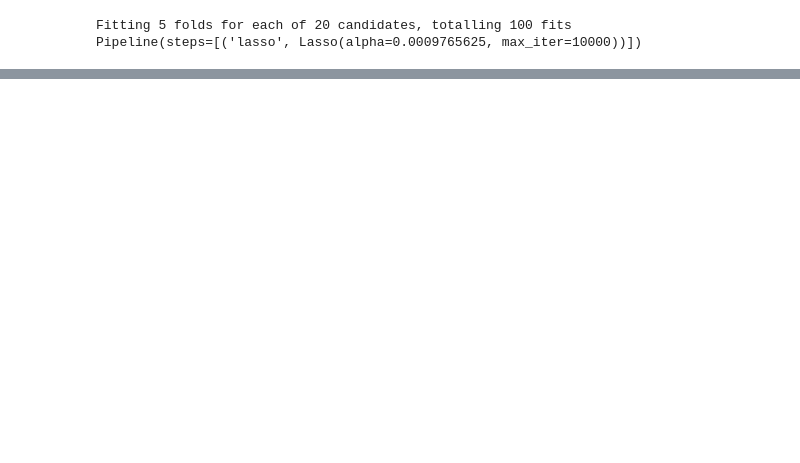
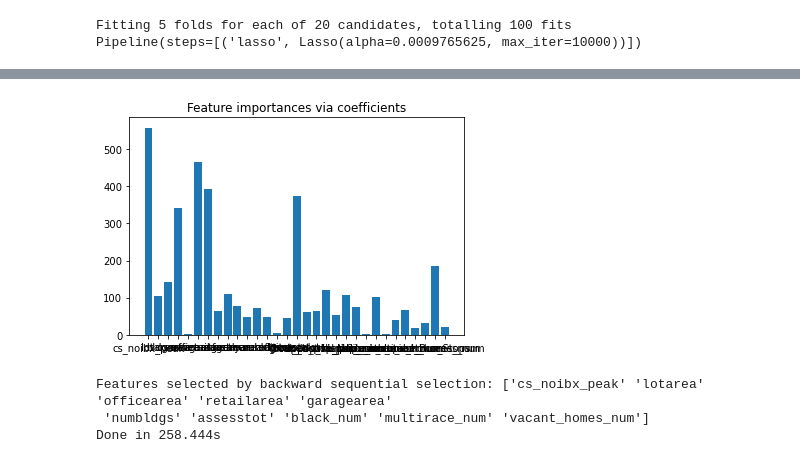
Before and after one commit to CUSPADS2022IBX/IBXRidership, a Jupyter notebook: Models/LassoCV.ipynb, the cells around one changed output, grey strips where cells are left out. Saved outputs shown, nothing was run; the diff lists cells and outputs as text; code cells hidden in the pictures; blank space fills up the shorter version.

```diff
--- a/Models/LassoCV.ipynb
+++ b/Models/LassoCV.ipynb
@@ -758,0 +753,5 @@ sfs_backward.
+# %%
+# define standard scaler
+scaler = StandardScaler()
+# transform data
+mg_noIBX_abs_scaled = pd.DataFrame(scaler.fit_transform(mg_noIBX_abs[cols_peak]), columns=cols_peak)
@@ -758,0 +854,4 @@ sfs_backward.
+# %%
+model = RidgeCV(cv=5, alphas=2.0**(np.arange(-10, 10, 1))).fit(mg_noIBX_abs_scaled, mg_noIBX_abs['entries_weekday_evening'])
+
+print('model score:', model.score(mg_noIBX_abs_scaled, mg_noIBX_abs['entries_weekday_evening']))
@@ -758,0 +877,24 @@ sfs_backward.
+# %%
+importance = np.abs(model.coef_)
+feature_names = np.array(cols_peak)
+plt.bar(height=importance, x=feature_names)
+plt.title("Feature importances via coefficients")
+plt.show()
+# %% [output]
+[figure, added]
+# %%
+tic_bwd = time()
+sfs_backward = SequentialFeatureSelector(
+    model, n_features_to_select=10, direction="backward"
+).fit(mg_noIBX_abs_scaled, mg_noIBX_abs['entries_weekday_evening'])
+toc_bwd = time()
+
+print(
+    "Features selected by backward sequential selection: "
+    f"{feature_names[sfs_backward.get_support()]}"
+)
+print(f"Done in {toc_bwd - tic_bwd:.3f}s")
+# %% [output]
+Features selected by backward sequential selection: ['cs_noibx_peak' 'lotarea' 'officearea' 'retailarea' 'garagearea'
+ 'numbldgs' 'assesstot' 'black_num' 'multirace_num' 'vacant_homes_num']
+Done in 258.444s
```
Also changed, not shown: parts of 35 cells of this notebook, 1 other file.
